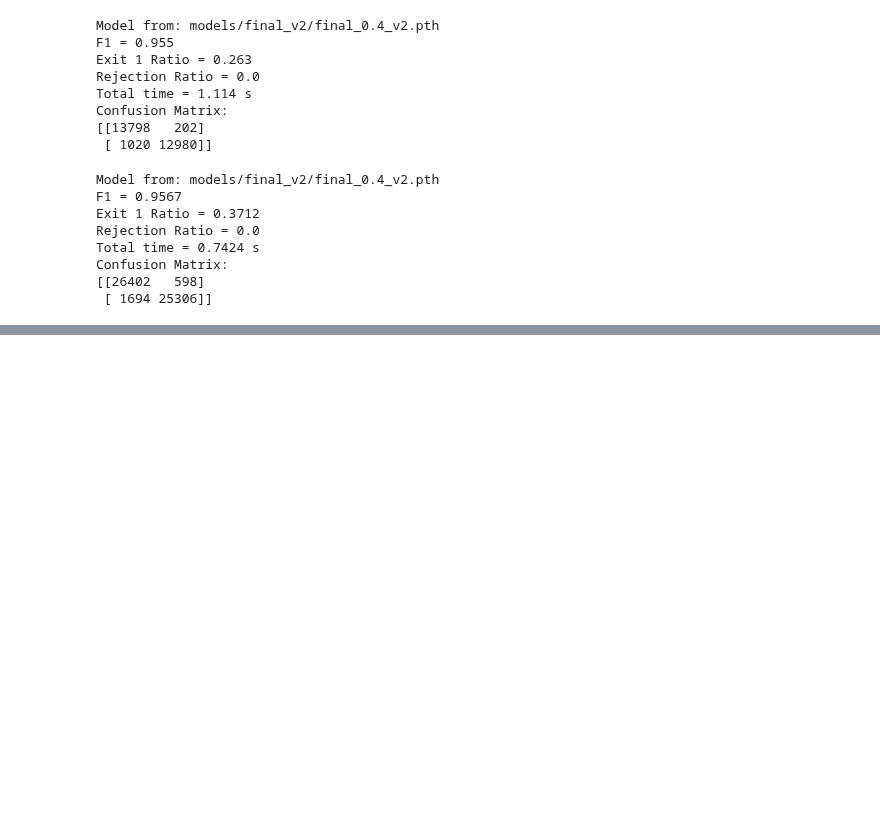
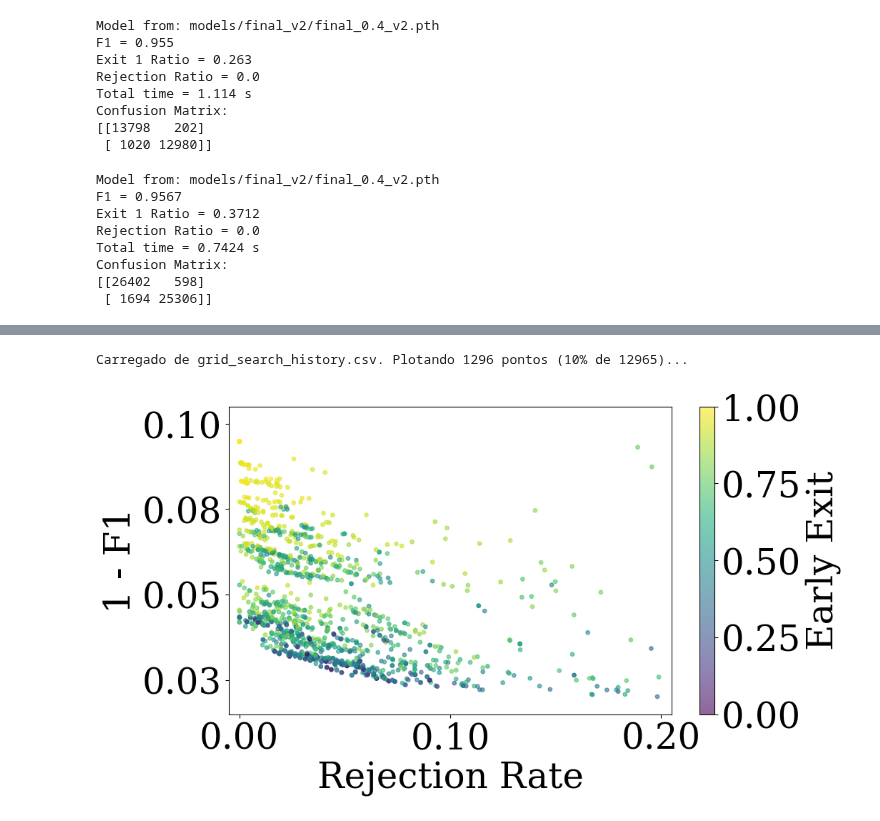
Before and after one commit to LucasSotomaiorAPereira/pibic-25-26, a Jupyter notebook: versao_artigo/main-Copy4.ipynb, the cells around one changed output, grey strips where cells are left out. Cells and saved outputs as stored; diff of their text form; code cells hidden in the pictures; blank space fills up the shorter version.

```diff
--- a/versao_artigo/main-Copy4.ipynb
+++ b/versao_artigo/main-Copy4.ipynb
@@ -950,0 +948,5 @@ Iniciando Grid Search (14641 combinações)...
+# %%
+plot_results_from_csv('grid_search_history.csv')
+# %% [output]
+Carregado de grid_search_history.csv. Plotando 1296 pontos (10% de 12965)...
+[figure, added]
```
Also changed, not shown: parts of 1 cell of this notebook, 2 other files.
